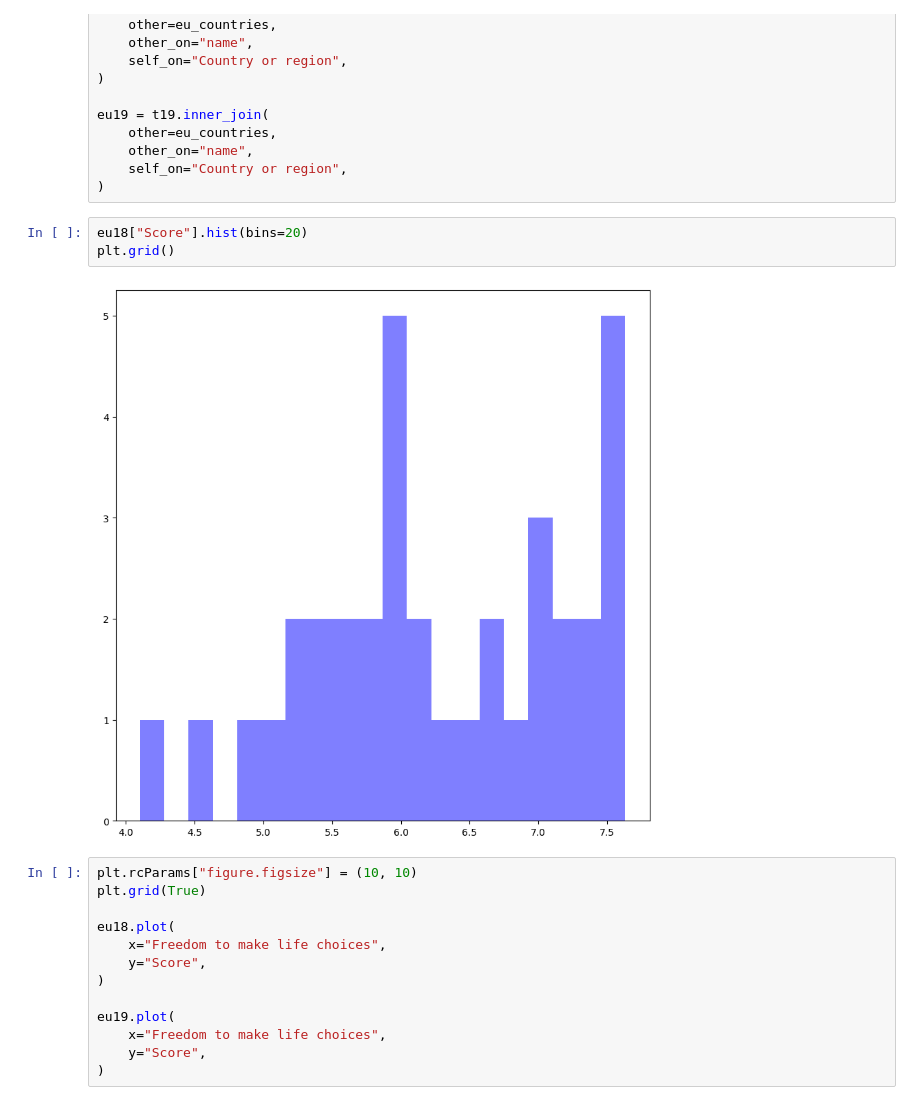
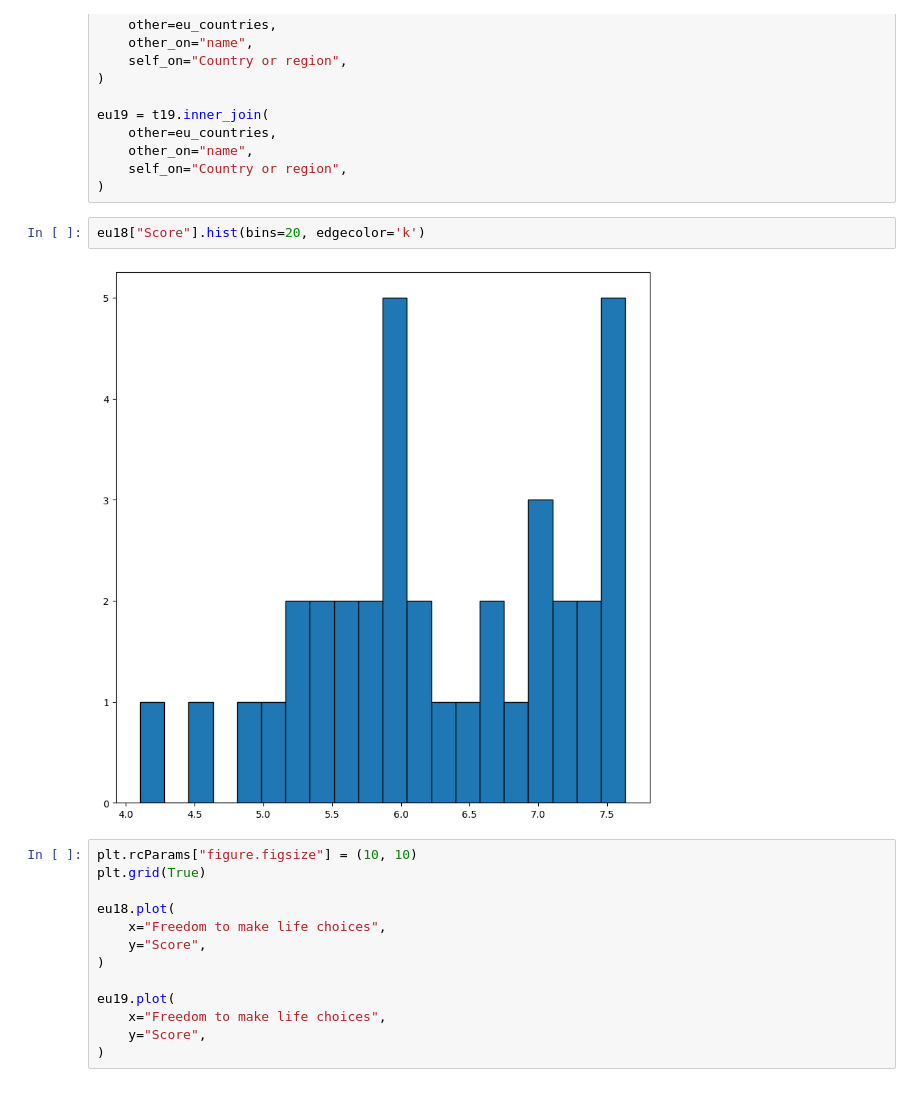
Before and after one commit to holeksii/PyAxols, a Jupyter notebook: example.ipynb, the cells around one changed output. Cells and saved outputs as stored; diff of their text form.

```diff
--- a/example.ipynb
+++ b/example.ipynb
@@ -49,10 +49,9 @@ eu19 = t19.inner_join(
     self_on="Country or region",
 )
 # %%
-eu18["Score"].hist(bins=20)
-plt.grid()
+eu18["Score"].hist(bins=20, edgecolor='k')
 # %% [output]
-[figure, old version]
+[figure, new version]
 # %%
 plt.rcParams["figure.figsize"] = (10, 10)
 plt.grid(True)
```
